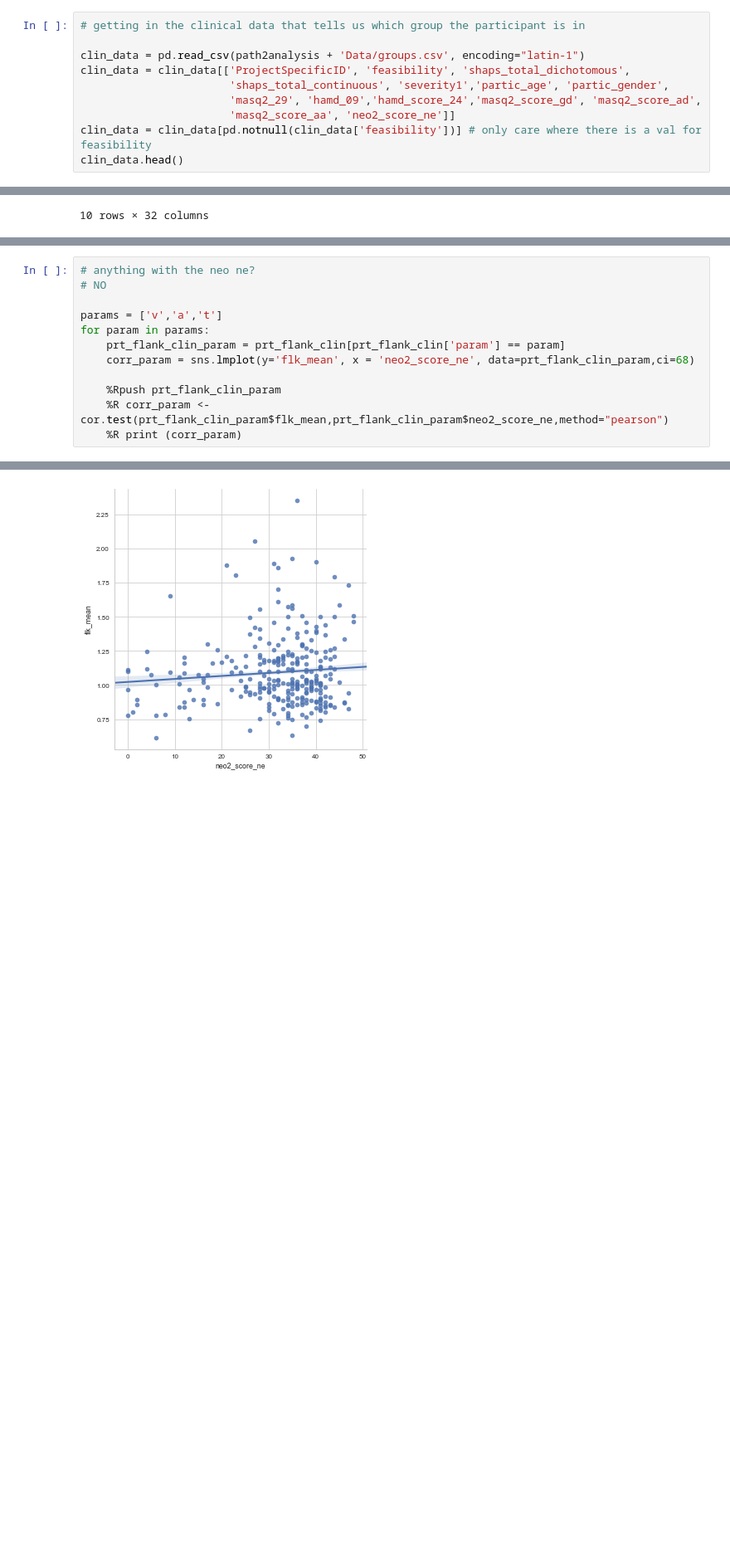
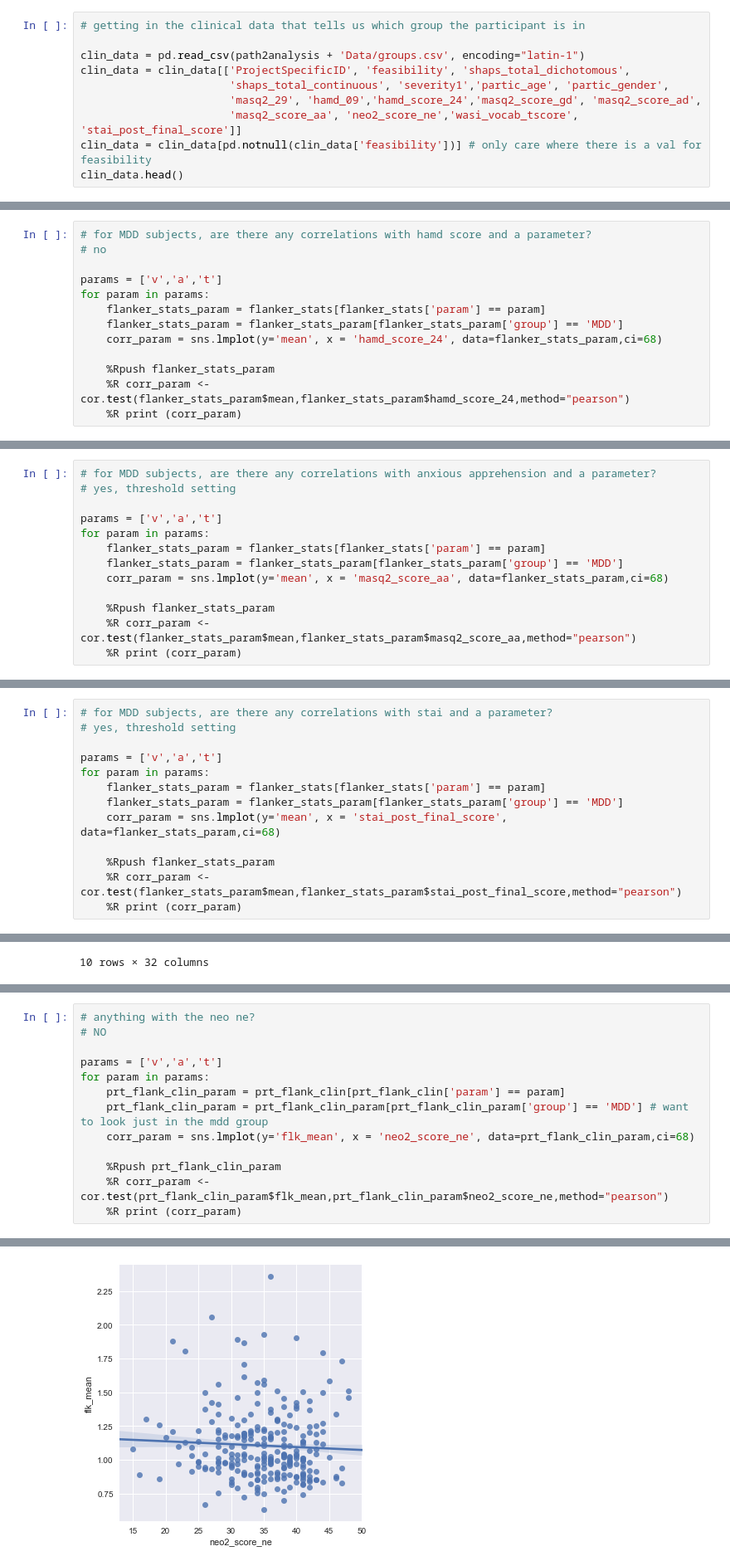
Before and after one commit to vlawlor/EMBARC-Flanker, a Jupyter notebook: Flanker.ipynb, the cells around one changed output, grey strips where cells are left out. Shown at 83% size. Cells and saved outputs as stored; diff of their text form; blank space fills up the shorter version.

```diff
--- a/Flanker.ipynb
+++ b/Flanker.ipynb
@@ -35,7 +37,7 @@ clin_data = pd.read_csv(path2analysis + 'Data/groups.csv', encoding="latin-1")
 clin_data = clin_data[['ProjectSpecificID', 'feasibility', 'shaps_total_dichotomous',
                        'shaps_total_continuous', 'severity1','partic_age', 'partic_gender',
                        'masq2_29', 'hamd_09','hamd_score_24','masq2_score_gd', 'masq2_score_ad',
-                       'masq2_score_aa', 'neo2_score_ne']]
+                       'masq2_score_aa', 'neo2_score_ne','wasi_vocab_tscore', 'stai_post_final_score']]
 clin_data = clin_data[pd.notnull(clin_data['feasibility'])] # only care where there is a val for feasibility
 clin_data.head()
 # %% [output]
@@ -2204,0 +2318,13 @@ flanker.to_csv('/Users/mlm2/Work/Expts/EMBARC/flanker_stats_general.csv')
+# %%
+# for MDD subjects, are there any correlations with hamd score and a parameter?
+# no
+
+params = ['v','a','t']
+for param in params:
+    flanker_stats_param = flanker_stats[flanker_stats['param'] == param]
+    flanker_stats_param = flanker_stats_param[flanker_stats_param['group'] == 'MDD']
+    corr_param = sns.lmplot(y='mean', x = 'hamd_score_24', data=flanker_stats_param,ci=68)
+
+    %Rpush flanker_stats_param
+    %R corr_param <- cor.test(flanker_stats_param$mean,flanker_stats_param$hamd_score_24,method="pearson")
+    %R print (corr_param)
@@ -2204,0 +2365,13 @@ flanker.to_csv('/Users/mlm2/Work/Expts/EMBARC/flanker_stats_general.csv')
+# %%
+# for MDD subjects, are there any correlations with anxious apprehension and a parameter?
+# yes, threshold setting
+
+params = ['v','a','t']
+for param in params:
+    flanker_stats_param = flanker_stats[flanker_stats['param'] == param]
+    flanker_stats_param = flanker_stats_param[flanker_stats_param['group'] == 'MDD']
+    corr_param = sns.lmplot(y='mean', x = 'masq2_score_aa', data=flanker_stats_param,ci=68)
+
+    %Rpush flanker_stats_param
+    %R corr_param <- cor.test(flanker_stats_param$mean,flanker_stats_param$masq2_score_aa,method="pearson")
+    %R print (corr_param)
@@ -2204,0 +2412,13 @@ flanker.to_csv('/Users/mlm2/Work/Expts/EMBARC/flanker_stats_general.csv')
+# %%
+# for MDD subjects, are there any correlations with stai and a parameter?
+# yes, threshold setting
+
+params = ['v','a','t']
+for param in params:
+    flanker_stats_param = flanker_stats[flanker_stats['param'] == param]
+    flanker_stats_param = flanker_stats_param[flanker_stats_param['group'] == 'MDD']
+    corr_param = sns.lmplot(y='mean', x = 'stai_post_final_score', data=flanker_stats_param,ci=68)
+
+    %Rpush flanker_stats_param
+    %R corr_param <- cor.test(flanker_stats_param$mean,flanker_stats_param$stai_post_final_score,method="pearson")
+    %R print (corr_param)
@@ -2515,6 +2820,7 @@ prt_flank_clin.head()
 params = ['v','a','t']
 for param in params:
     prt_flank_clin_param = prt_flank_clin[prt_flank_clin['param'] == param]
+    prt_flank_clin_param = prt_flank_clin_param[prt_flank_clin_param['group'] == 'MDD'] # want to look just in the mdd group
     corr_param = sns.lmplot(y='flk_mean', x = 'neo2_score_ne', data=prt_flank_clin_param,ci=68)
 
     %Rpush prt_flank_clin_param
@@ -2555 +2861 @@ sample estimates:
-[figure, old version]
+[figure, new version]
```
Also changed, not shown: parts of 35 cells of this notebook.
